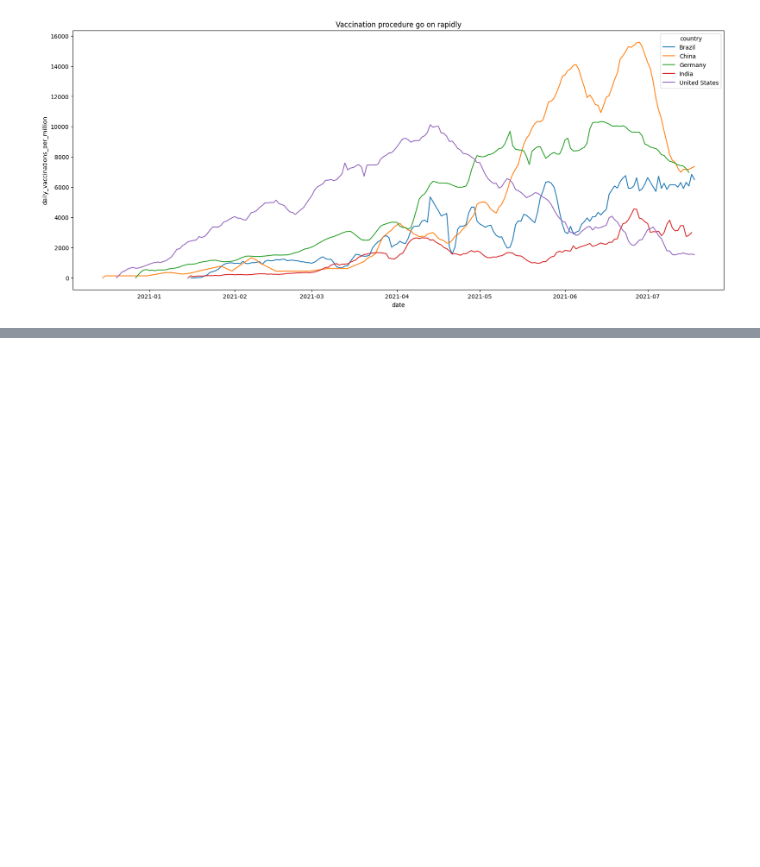
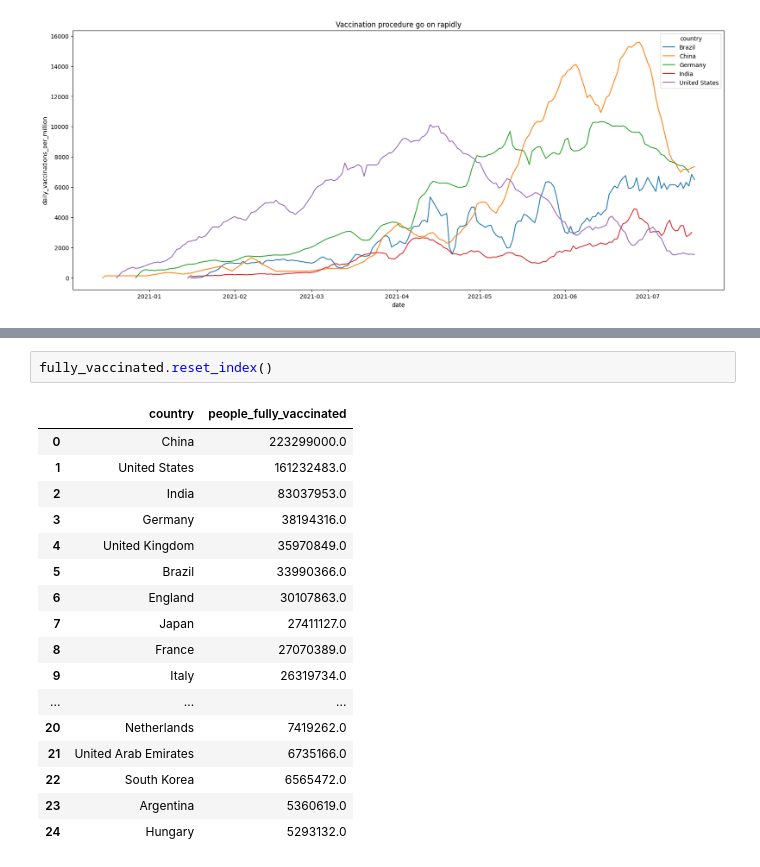
Before and after one commit to mtthwwl/Data-Analyst, a Jupyter notebook: Vaccination.ipynb, the cells around one changed output, grey strips where cells are left out. Drawn from its saved outputs; the diff is of its cells as text; blank space fills up the shorter version.

```diff
--- a/Vaccination.ipynb
+++ b/Vaccination.ipynb
@@ -379,0 +424,20 @@ plt.title('Vaccination procedure go on rapidly');
+# %%
+fully_vaccinated.reset_index()
+# %% [output]
+|  | country | people_fully_vaccinated |
+| 0 | China | 223299000.0 |
+| 1 | United States | 161232483.0 |
+| 2 | India | 83037953.0 |
+| 3 | Germany | 38194316.0 |
+| 4 | United Kingdom | 35970849.0 |
+| 5 | Brazil | 33990366.0 |
+| 6 | England | 30107863.0 |
+| 7 | Japan | 27411127.0 |
+| 8 | France | 27070389.0 |
+| 9 | Italy | 26319734.0 |
+| ... | ... | ... |
+| 20 | Netherlands | 7419262.0 |
+| 21 | United Arab Emirates | 6735166.0 |
+| 22 | South Korea | 6565472.0 |
+| 23 | Argentina | 5360619.0 |
+| 24 | Hungary | 5293132.0 |
```
Also changed, not shown: parts of 10 cells of this notebook.
